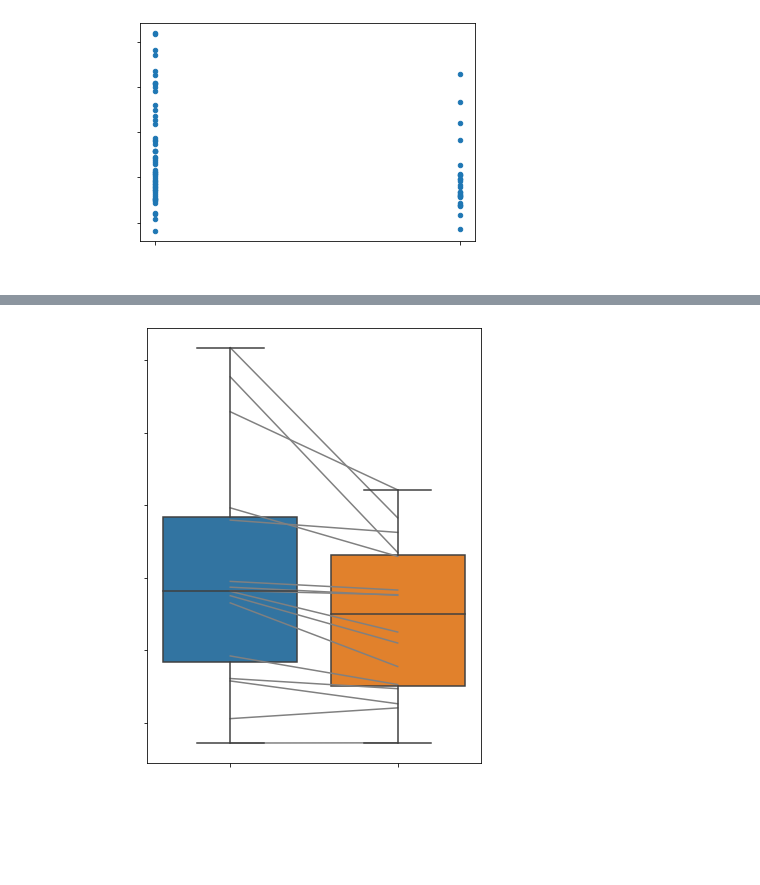
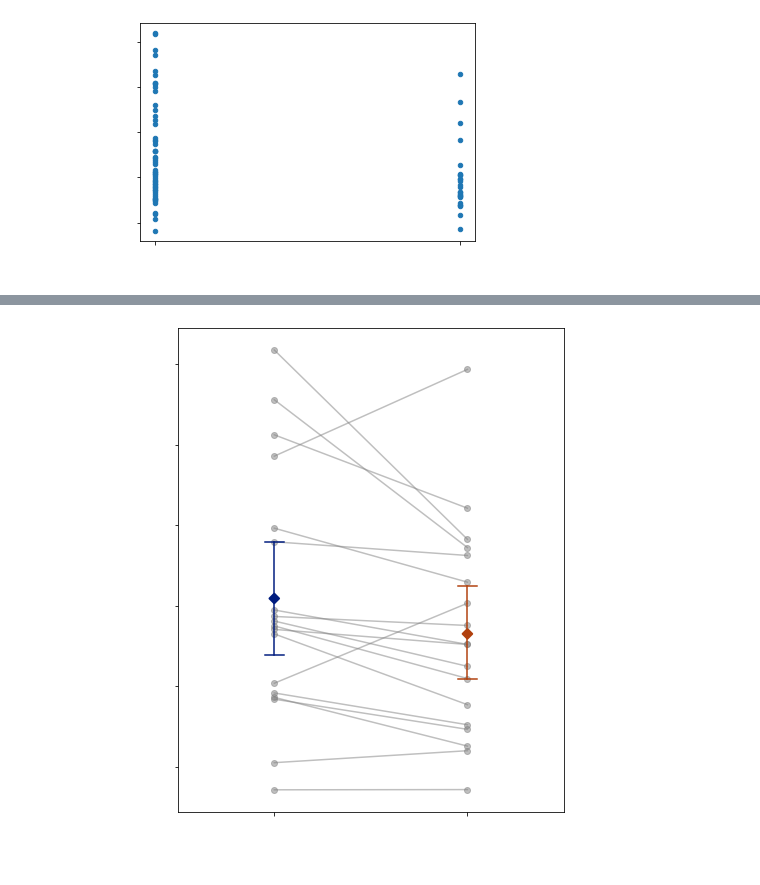
Before and after one commit to JKYUPSYCHE/GRNA, a Jupyter notebook: LME_GRNA.ipynb, the cells around one changed output, grey strips where cells are left out. Drawn from its saved outputs; the diff is of its cells as text; code cells hidden in the pictures; blank space fills up the shorter version.

```diff
--- a/LME_GRNA.ipynb
+++ b/LME_GRNA.ipynb
@@ -137,25 +169,30 @@ print(df)
-# %%
-# Getting the unique subjects
-subjects = df['subject_id'].unique()
-
-# Creating a plot for each subject
-plt.figure(figsize=(6, 8))
-for subject in subjects:
-    subject_data = df[df['subject_id'] == subject]
-    plt.plot(subject_data['condition'], subject_data['RT'], label=f'Subject {subject}', color = 'gray')
-
-sns.boxplot(x='condition', y='RT', data = df)
-
-# Adding labels and title
-plt.xlabel('condition', color = 'white')
-plt.xticks([0, 1], ['incongruent', 'congruent'], color = 'white')
-plt.yticks(color = 'white')
-plt.ylabel('RT', color = 'white')
-
-# Displaying the plot
-plt.show()
-# %% [output]
-[figure, removed]
+# %%
+# Calculate group means and the standard error of the mean (SEM)
+group_stats = df.groupby('condition')['RT'].agg(['mean', 'sem']).reset_index()
+
+# Start the plot
+plt.figure(figsize=(7, 8))
+
+# Plot individual subject lines
+for subject in df['subject_id'].unique():
+    subject_data = df[df['subject_id'] == subject]
+    plt.plot(subject_data['condition'], subject_data['RT'], marker='o', color='grey', alpha=0.5)
+
+# Overlay the group means with error bars
+sns.pointplot(data=df, x='condition', y='RT', capsize=0.1, join=False, palette="dark", markers='D', errwidth=1.5)
+
+# Improve the aesthetics and layout
+plt.rc('axes', labelsize= 15)
+plt.xlabel('Condition', color = 'white')
+plt.xticks([0, 1], ['incongruent', 'congruent'], color = 'white')
+plt.ylabel('Reaction Time(sec)', color = 'white')
+plt.yticks(color = 'white')
+plt.tight_layout()
+
+# Show the plot
+plt.show()
+# %% [output]
+[figure, added]
 # %%
 model = smf.mixedlm('RT ~ condition', df, groups = df['subject_id'])
 result = model.fit()
```
Also changed, not shown: parts of 14 cells of this notebook.
